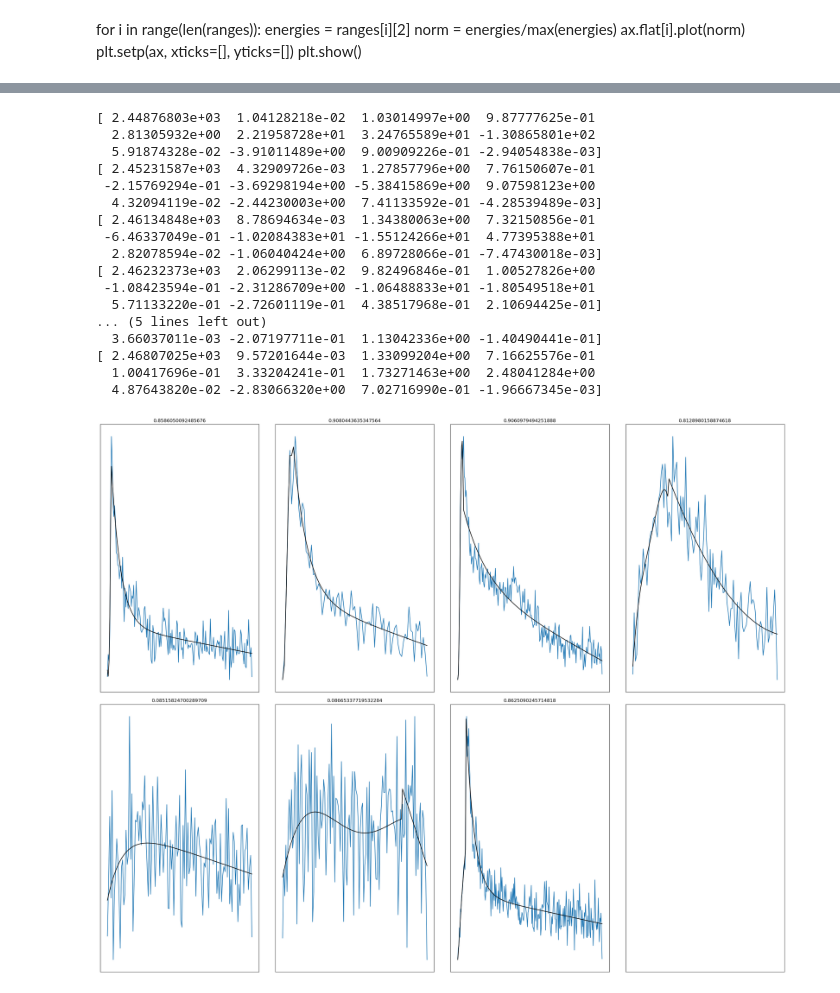
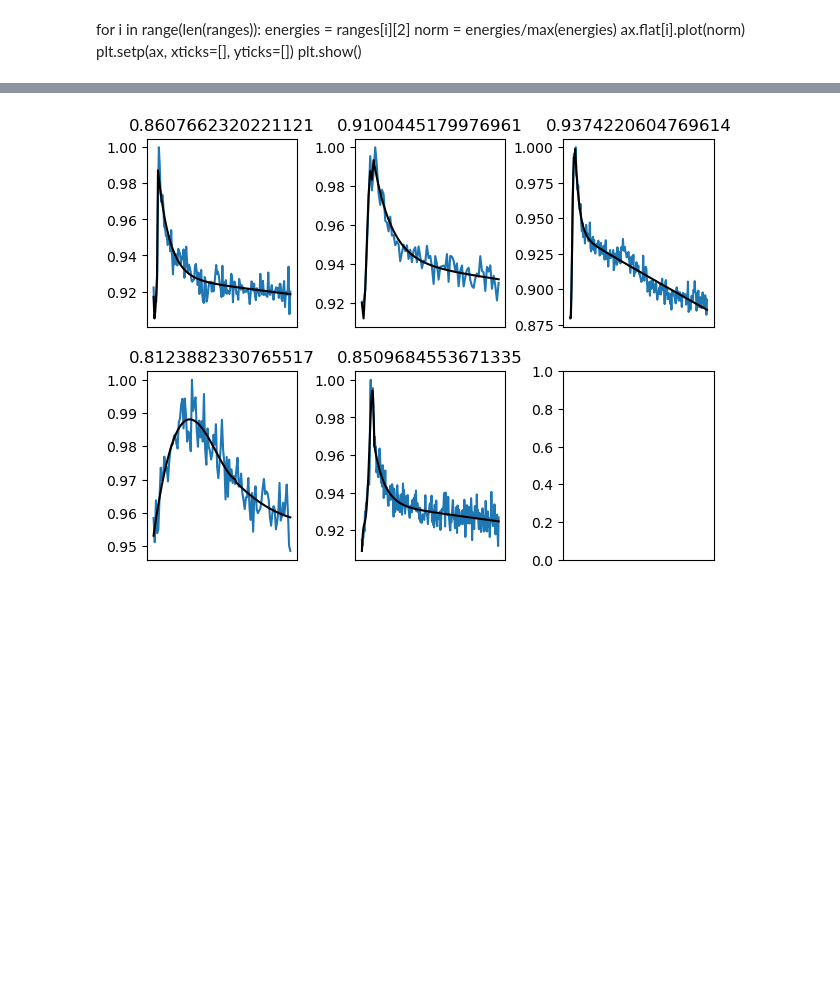
Before and after one commit to MillionConcepts/tess_swift_afpsc, a Jupyter notebook: QPPs/moonbow-main/moonbow/QPP_find.ipynb, the cells around one changed output, grey strips where cells are left out. Saved outputs shown, nothing was run; the diff lists cells and outputs as text; code cells hidden in the pictures; blank space fills up the shorter version.

```diff
--- a/QPPs/moonbow-main/moonbow/QPP_find.ipynb
+++ b/QPPs/moonbow-main/moonbow/QPP_find.ipynb
@@ -76,9 +76,7 @@ def dataClean(filename,distance_pc,eff_width):
 #model for stellar quiescence generation
 
 def generate_Qcurve(clean_dataframe):
-    """ This function will take cleaned data and dataframes of quiescent light curve
-    as well as flaring light curve values
-    Stage: complete"""
+    """ This function takes cleaned data to create a dataframe of the estimated quiescent light curve"""
 
     q_time = clean_dataframe['Time'] # time associated w/ quiescent flux
 
@@ -160,29 +158,29 @@ def find_flare_ranges(curve,q_curve,sig,quiescence=None):
             # go backwards
             consec = 0
             err = curve.iloc[ix_range[0]]['Energy Error']
-
             #while flux - err > quiescence, find 2 consecutive points within quiescent curve
-            while any(curve.iloc[ix_range[0]]['Energy']-err >= q_curve['Quiescent Energy']) and ix_range[0] > 0 or (consec < 1 and ix_range[0] >0):
+            while all(curve.iloc[ix_range[0]]['Energy']-err >= q_curve['Quiescent Energy']) and ix_range[0] > 0 or (consec < 1 and ix_range[0] >0):
                 err = curve.iloc[ix_range[0]]['Energy Error']
 
-                if any(curve.iloc[ix_range[0]]['Energy']- err < q_curve['Quiescent Energy']) :
+                if all(curve.iloc[ix_range[0]]['Energy']- err < q_curve['Quiescent Energy']) :
                     consec +=1
                 else:
                     consec = 0
-                if (curve.iloc[ix_range[0]+1]['Time']-curve.iloc[ix_range[0]]['Time']) > 1000:
+                if ((curve.iloc[ix_range[0]+1]['Time']-curve.iloc[ix_range[0]]['Time']) > 10):  #or (n_times > ??)
                     break
                 ix_range = [ix_range[0] - 1] + ix_range
 
                 # go forwards
             consec = 0
+            n_times = 0
             err = curve.iloc[ix_range[-1]]['Energy Error']
-            while any(curve.iloc[ix_range[-1]]['Energy']-err >= q_curve['Quiescent Energy']) and ix_range[-1] != len(curve)-1 or (consec <1 and ix_range[:-1]!= len(curve)-1):
+            while all(curve.iloc[ix_range[-1]]['Energy']-err >= q_curve['Quiescent Energy']) and ix_range[-1] != len(curve)-1 or (consec <1 and ix_range[:-1]!= len(curve)-1):
                 err = curve.iloc[ix_range[-1]]['Energy Error']
-                if any(curve.iloc[ix_range[-1]]['Energy']-err < q_curve['Quiescent Energy']):
+                if all(curve.iloc[ix_range[-1]]['Energy']-err < q_curve['Quiescent Energy']):
                     consec += 1
                 else:
                     consec = 0
-                if curve.iloc[ix_range[-1]+1]['Time']-curve.iloc[ix_range[-1]]['Time'] > 1000:
+                if ((curve.iloc[ix_range[-1]+1]['Time']-curve.iloc[ix_range[-1]]['Time']) > 10):  #or (n_times > ??)
                     break
                 ix_range = ix_range + [ix_range[-1] + 1]
 
@@ -324,56 +300,49 @@ def aflare2(t, tpeak, fwhm, ampl,
 
     return flare
 # %%
-fig, ax = plt.subplots(2,4)
-fig.set_size_inches(25,20)
+lg_flare_data=[]
+lg_flare_time=[]
+lg_flare_det=[]
+lg_flare_params = []
+fits_ = []
+
+#figure out how to set # of subplots to # of large flares
+
+fig, ax = plt.subplots(2,3)
 fig.tight_layout()
-
 for i in range(len(large_flares)):
     model = aflare2
     x = flaring_frame['Time'][large_flares[i]]
     y = norm_flares[i]
     data = pd.DataFrame({'time': x, 'energy': y})
 
     rise = x[0:np.argmax(y)].values
     fwhm = (max(rise)-min(rise))*2
 
     fitter = Fit(
     underlying_function=model,
     dimensionality=1,
     data=data,
     dependent_variable='energy')
 
     fitter.make_vector(independent_variables=['time'])
     fitter.fit(guess=np.array((max(rise),fwhm,1,
                           1.00000, 1.94053, -0.175084, -2.24588, -1.12498,
-                          0.689008, -1.60053, 0.302963, -0.278318)))
-    ax.flat[i].plot(x,y)
-    ax.flat[i].plot(x,fitter.fitted_curve,c='black')
-    ax.flat[i].set_title(fitter.det)
-    plt.setp(ax, xticks=[], yticks=[])
+                          0.689008, -1.60053, 0.302959, -0.278316)))
+    if fitter.det > 0.70:
+        lg_flare_time.append(x)
+        lg_flare_data.append(y)
+        lg_flare_det.append(fitter.det)
+        fit_params, covariance_matrix = fitter.curve_fit
+        lg_flare_params.append((fit_params))
+        fit = fitter.fitted_curve
+        fits_.append((fit))
 
-    fit_params, covariance_matrix = fitter.curve_fit
-    print(fit_params)
-
-#for i in range(len(large_flares)):
-#    ax.flat[i].plot(y[i])
-#plt.savefig('fitter_w_davenportmodel',dpi=500)
+for i in range(len(lg_flare_data)):
+    ax.flat[i].plot(lg_flare_time[i],lg_flare_data[i])
+    ax.flat[i].plot(lg_flare_time[i],fits_[i],c='black')
+    ax.flat[i].set_title(lg_flare_det[i])
+    plt.setp(ax, xticks=[])
+            #refit with fit_params??
 # %% [output]
-[ 2.44876803e+03  1.04128218e-02  1.03014997e+00  9.87777625e-01
-  2.81305932e+00  2.21958728e+01  3.24765589e+01 -1.30865801e+02
-  5.91874328e-02 -3.91011489e+00  9.00909226e-01 -2.94054838e-03]
-[ 2.45231587e+03  4.32909726e-03  1.27857796e+00  7.76150607e-01
- -2.15769294e-01 -3.69298194e+00 -5.38415869e+00  9.07598123e+00
-  4.32094119e-02 -2.44230003e+00  7.41133592e-01 -4.28539489e-03]
-[ 2.46134848e+03  8.78694634e-03  1.34380063e+00  7.32150856e-01
- -6.46337049e-01 -1.02084383e+01 -1.55124266e+01  4.77395388e+01
-  2.82078594e-02 -1.06040424e+00  6.89728066e-01 -7.47430018e-03]
-[ 2.46232373e+03  2.06299113e-02  9.82496846e-01  1.00527826e+00
- -1.08423594e-01 -2.31286709e+00 -1.06488833e+01 -1.80549518e+01
-  5.71133220e-01 -2.72601119e-01  4.38517968e-01  2.10694425e-01]
-... (5 lines left out)
-  3.66037011e-03 -2.07197711e-01  1.13042336e+00 -1.40490441e-01]
-[ 2.46807025e+03  9.57201644e-03  1.33099204e+00  7.16625576e-01
-  1.00417696e-01  3.33204241e-01  1.73271463e+00  2.48041284e+00
-  4.87643820e-02 -2.83066320e+00  7.02716990e-01 -1.96667345e-03]
-[figure, old version]
+[figure, new version]
```
Also changed, not shown: parts of 28 cells of this notebook.
